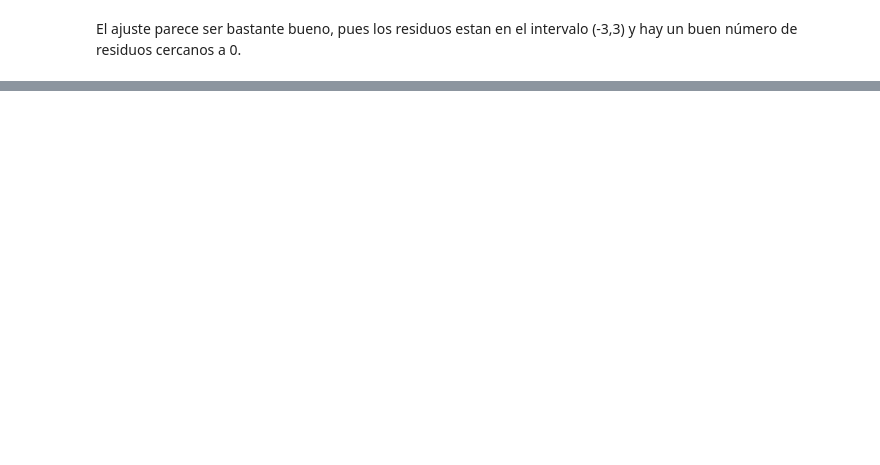
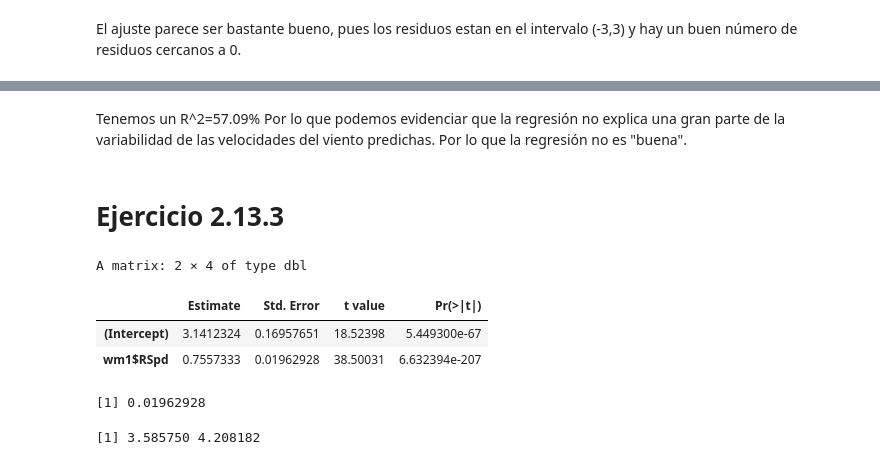
Before and after one commit to Taz-Ricardo/Mat-266, a Jupyter notebook: Tarea_1_regresion.ipynb, the cells around one changed output, grey strips where cells are left out. Drawn from its saved outputs; the diff is of its cells as text; code cells hidden in the pictures; blank space fills up the shorter version.

```diff
--- a/Tarea_1_regresion.ipynb
+++ b/Tarea_1_regresion.ipynb
@@ -318,0 +366,4 @@ El ajuste parece ser bastante bueno, pues los residuos estan en el intervalo (-3
+# %% [markdown]
+Tenemos un R^2=57.09% Por lo que podemos evidenciar que la regresión no explica una gran parte de la variabilidad de las velocidades del viento predichas. Por lo que la regresión no es "buena".
+# %% [markdown]
+# Ejercicio 2.13.3
@@ -318,0 +372,11 @@ El ajuste parece ser bastante bueno, pues los residuos estan en el intervalo (-3
+# %%
+coef(summary(reg_viento))
+# %% [output]
+A matrix: 2 × 4 of type dbl
+|  | Estimate | Std. Error | t value | Pr(>|t|) |
+| (Intercept) | 3.1412324 | 0.16957651 | 18.52398 | 5.449300e-67 |
+| wm1$RSpd | 0.7557333 | 0.01962928 | 38.50031 | 6.632394e-207 |
+# %%
+coef(summary(reg_viento))[2,2]
+# %% [output]
+[1] 0.01962928
@@ -318,0 +388,4 @@ El ajuste parece ser bastante bueno, pues los residuos estan en el intervalo (-3
+# %%
+intercepto_viento+c(-1,1)*qnorm(0.95)*ee_intercepto_viento +beta_1_viento+c(-1,1)*qnorm(0.95)*ee_beta_viento
+# %% [output]
+[1] 3.585750 4.208182
```
Also changed, not shown: parts of 14 cells of this notebook.
